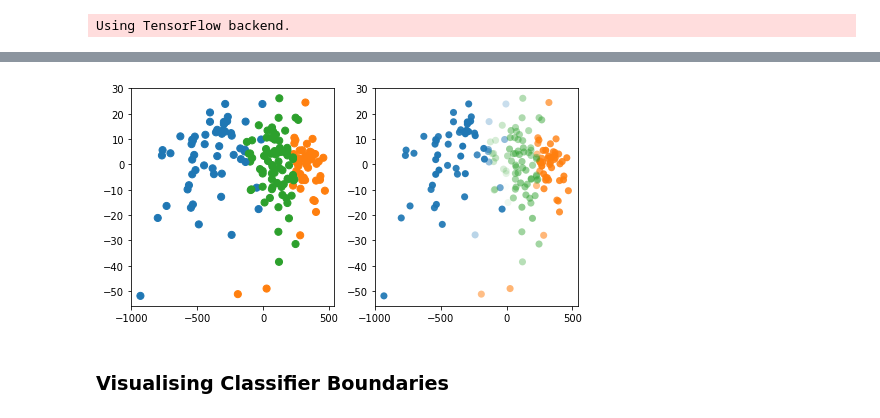
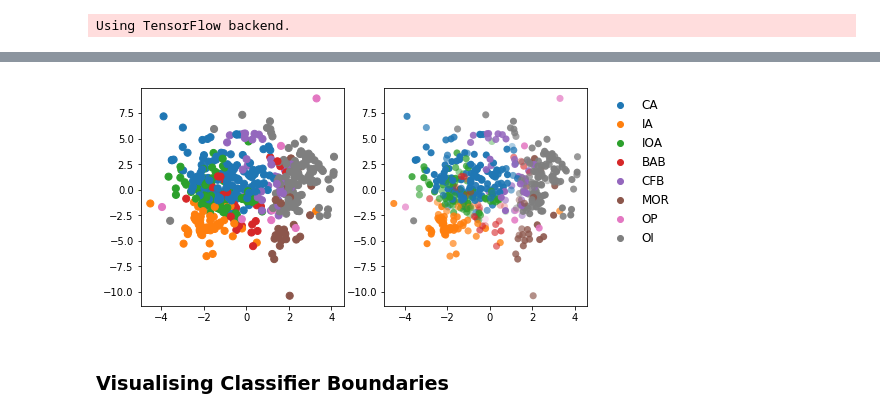
Before and after one commit to morganjwilliams/aegc2019, a Jupyter notebook: notebooks/4_Vis_Manifolds.ipynb, the cells around one changed output, grey strips where cells are left out. Drawn from its saved outputs; the diff is of its cells as text; code cells hidden in the pictures.

```diff
--- a/notebooks/4_Vis_Manifolds.ipynb
+++ b/notebooks/4_Vis_Manifolds.ipynb
@@ -21,6 +17,12 @@ data, target = wine["data"], wine["target"]
+# %%
+from pyrolite.util.skl.transform import CLRTransform
+df = pd.read_csv('https://storage.googleapis.com/aegc2019/ueki2018.csv')
+classes = {c: ix for ix, c in enumerate(df.Class.unique())}
+X, y = CLRTransform().transform(df.loc[:, [i for i in df.columns if i != "Class"]]), df["Class"]
+y = y.apply(lambda x: classes[x]) # turn these into integers for the colormap
 # %%
-svc = SVC_pipeline(probability=True)
-gs = svc.fit(data, target)
+svc = SVC_pipeline(probability=True, scaler=StandardScaler())
+gs = svc.fit(X, y)
 # %% [output]
 Fitting 10 folds for each of 1 candidates, totalling 10 fits
 [Parallel(n_jobs=4)]: Using backend LokyBackend with 4 concurrent workers.
@@ -30,9 +32,16 @@ Fitting 10 folds for each of 1 candidates, totalling 10 fits
 # %%
+from pyrolite.util.plot import proxy_line
+
 fig, ax = plt.subplots(1, 2, figsize=(8, 4))
 
+xsample = X.sample(500)
+
 a, tfm, mapped = plot_mapping(
-    data, gs.best_estimator_, ax=ax[1], s=50, init="pca"
+    xsample, gs.best_estimator_, ax=ax[1], s=50, init="pca"
 )
-ax[0].scatter(*mapped.T, c=__DEFAULT_DISC_COLORMAP__(gs.predict(data)), s=50);
+ax[0].scatter(*mapped.T, c=__DEFAULT_DISC_COLORMAP__(gs.predict(xsample)), s=50)
+
+ax.legend([proxy_line(c=__DEFAULT_DISC_COLORMAP__(ix), ls='none', marker='o') for c, ix in classes.items()],
+          [c for c in classes.keys()], bbox_to_anchor=(1.05, 1.0), loc='upper left', frameon=False, fontsize=12);
 # %% [output]
-[figure, old version]
+[figure, new version]
```
Also changed, not shown: parts of 4 cells of this notebook, 1 other file.
